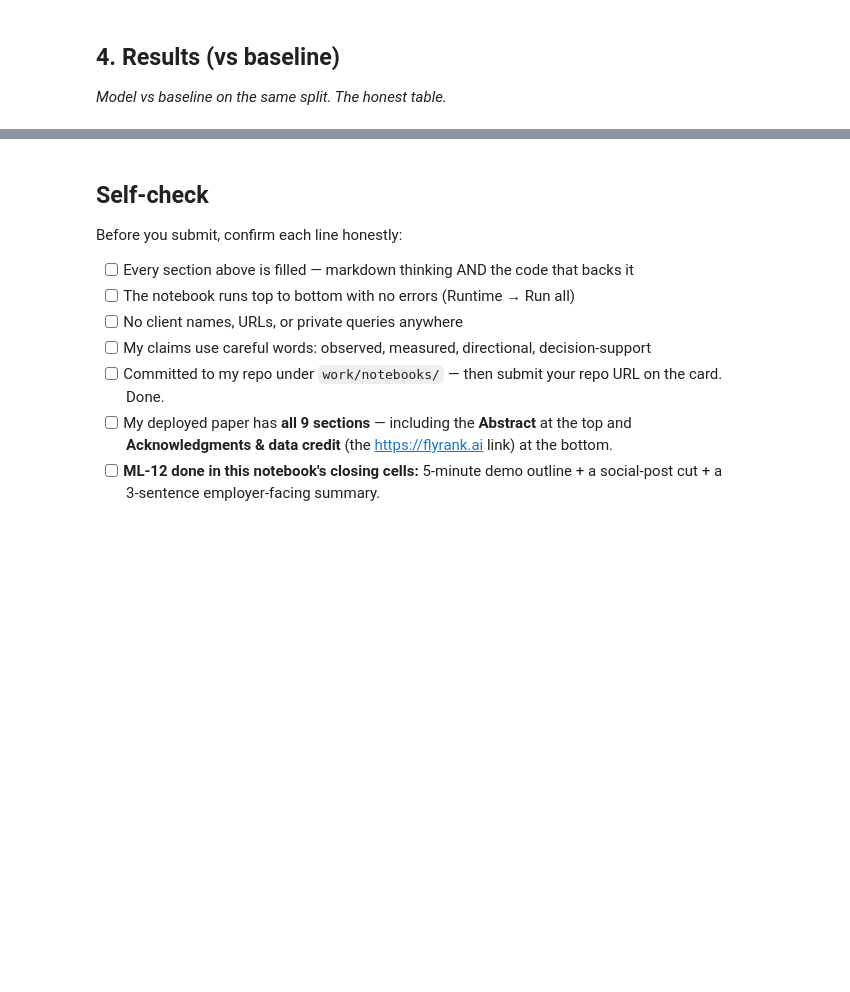
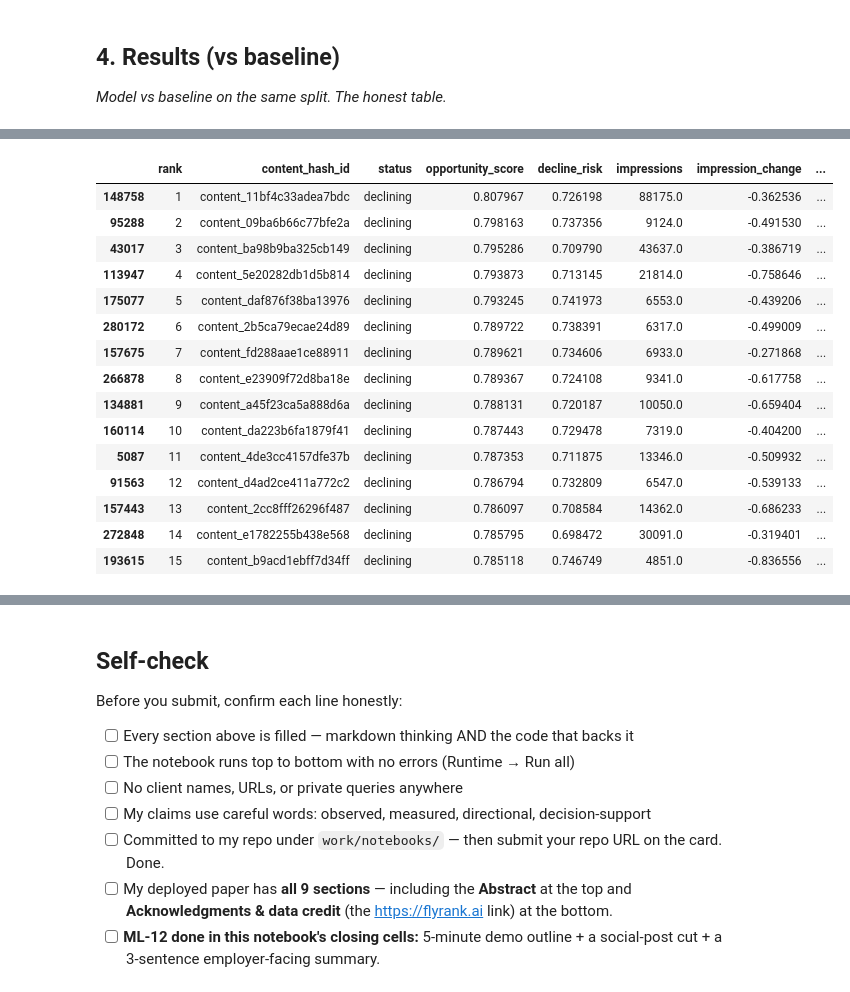
Before and after one commit to azka-asif/flyrank-ML, a Jupyter notebook: work/notebooks/capstone.ipynb, the cells around one changed output, grey strips where cells are left out. Drawn from its saved outputs; the diff is of its cells as text; code cells hidden in the pictures; blank space fills up the shorter version.

```diff
--- a/work/notebooks/capstone.ipynb
+++ b/work/notebooks/capstone.ipynb
@@ -20,0 +219,15 @@ This skeleton is yours to fill. Work the sections **in order** — each one has
+# %%
+#using the earlier months for training
+train = df[df["month"] < "2026-05-01"].copy()
+#May data is used to predict what happens in June
+test = df[df["month"] == "2026-05-01"].copy()
+
+X_train = train[features]
+y_train = train["future_decline"]
+X_test = test[features]
+y_test = test["future_decline"]
+
+print("Training rows:", len(train))
+print("Test rows:", len(test))
+print("Training decline rate:", round(y_train.mean(), 3))
+print("Test decline rate:", round(y_test.mean(), 3))
@@ -36,0 +362,79 @@ This skeleton is yours to fill. Work the sections **in order** — each one has
+# %%
+test["decline_risk"] = test["rf_score"]
+
+test["visibility_score"] = test["impressions"].rank(pct=True)
+
+test["opportunity_score"] = (0.7 * test["decline_risk"] + 0.3 * test["visibility_score"])
+
+def get_status(row):
+    if (
+        row["older_impression_change"] <= -0.20
+        and row["impression_change"] >= 0.10
+    ):
+        return "recovering"
+
+    elif row["impression_change"] <= -0.20:
+        return "declining"
+
+    elif row["impression_change"] >= 0.20:
+        return "growing"
+
+    else:
+        return "stable"
+
+
+test["status"] = test.apply(get_status, axis=1)
+high_impressions = test["impressions"].quantile(0.75)
+low_ctr = test["ctr"].quantile(0.25)
+
+
+def get_reasons(row):
+    reasons = []
+    if row["impressions"] >= high_impressions:
+        reasons.append("high visibility")
+
+    if row["impression_change"] <= -0.20:
+        reasons.append("recent impression drop")
+
+    if row["position_change"] >= 2:
+        reasons.append("position worsened")
+
+    if row["ctr"] <= low_ctr:
+        reasons.append("low CTR")
+
+    if row["status"] == "recovering":
+        reasons.append("recent recovery")
+
+    if len(reasons) == 0:
+        reasons.append("model risk")
+
+    return ", ".join(reasons)
+
+test["reason"] = test.apply(get_reasons, axis=1)
+
+ranked_pages = test.sort_values("opportunity_score",ascending=False).copy()
+ranked_pages["rank"] = range(1, len(ranked_pages) + 1)
+
+ranked_pages["action"] = "monitor"
+ranked_pages.loc[ranked_pages["rank"] <= 50, "action"] = "review first"
+ranked_pages.loc[(ranked_pages["rank"] > 50) & (ranked_pages["rank"] <= 200), "action"] = "review"
+recommendations = ranked_pages[["rank", "content_hash_id","status", "opportunity_score", "decline_risk", "impressions", "impression_change", "action", "reason"]]
+
+recommendations.head(15)
+# %% [output]
+|  | rank | content_hash_id | status | opportunity_score | decline_risk | impressions | impression_change | ... |
+| 148758 | 1 | content_11bf4c33adea7bdc | declining | 0.807967 | 0.726198 | 88175.0 | -0.362536 | ... |
+| 95288 | 2 | content_09ba6b66c77bfe2a | declining | 0.798163 | 0.737356 | 9124.0 | -0.491530 | ... |
+| 43017 | 3 | content_ba98b9ba325cb149 | declining | 0.795286 | 0.709790 | 43637.0 | -0.386719 | ... |
+| 113947 | 4 | content_5e20282db1d5b814 | declining | 0.793873 | 0.713145 | 21814.0 | -0.758646 | ... |
+| 175077 | 5 | content_daf876f38ba13976 | declining | 0.793245 | 0.741973 | 6553.0 | -0.439206 | ... |
+| 280172 | 6 | content_2b5ca79ecae24d89 | declining | 0.789722 | 0.738391 | 6317.0 | -0.499009 | ... |
+| 157675 | 7 | content_fd288aae1ce88911 | declining | 0.789621 | 0.734606 | 6933.0 | -0.271868 | ... |
+| 266878 | 8 | content_e23909f72d8ba18e | declining | 0.789367 | 0.724108 | 9341.0 | -0.617758 | ... |
+| 134881 | 9 | content_a45f23ca5a888d6a | declining | 0.788131 | 0.720187 | 10050.0 | -0.659404 | ... |
+| 160114 | 10 | content_da223b6fa1879f41 | declining | 0.787443 | 0.729478 | 7319.0 | -0.404200 | ... |
+| 5087 | 11 | content_4de3cc4157dfe37b | declining | 0.787353 | 0.711875 | 13346.0 | -0.509932 | ... |
+| 91563 | 12 | content_d4ad2ce411a772c2 | declining | 0.786794 | 0.732809 | 6547.0 | -0.539133 | ... |
+| 157443 | 13 | content_2cc8fff26296f487 | declining | 0.786097 | 0.708584 | 14362.0 | -0.686233 | ... |
+| 272848 | 14 | content_e1782255b438e568 | declining | 0.785795 | 0.698472 | 30091.0 | -0.319401 | ... |
+| 193615 | 15 | content_b9acd1ebff7d34ff | declining | 0.785118 | 0.746749 | 4851.0 | -0.836556 | ... |
```
Also changed, not shown: parts of 32 cells of this notebook.
